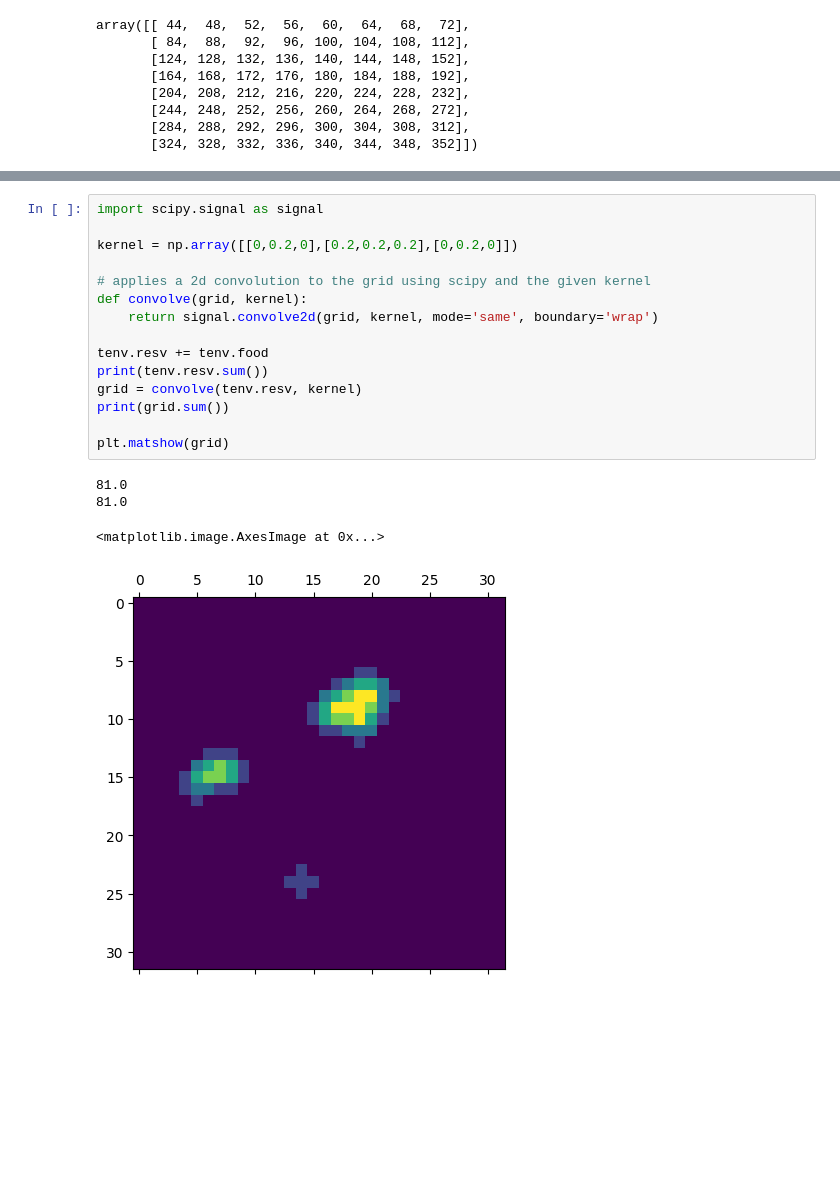
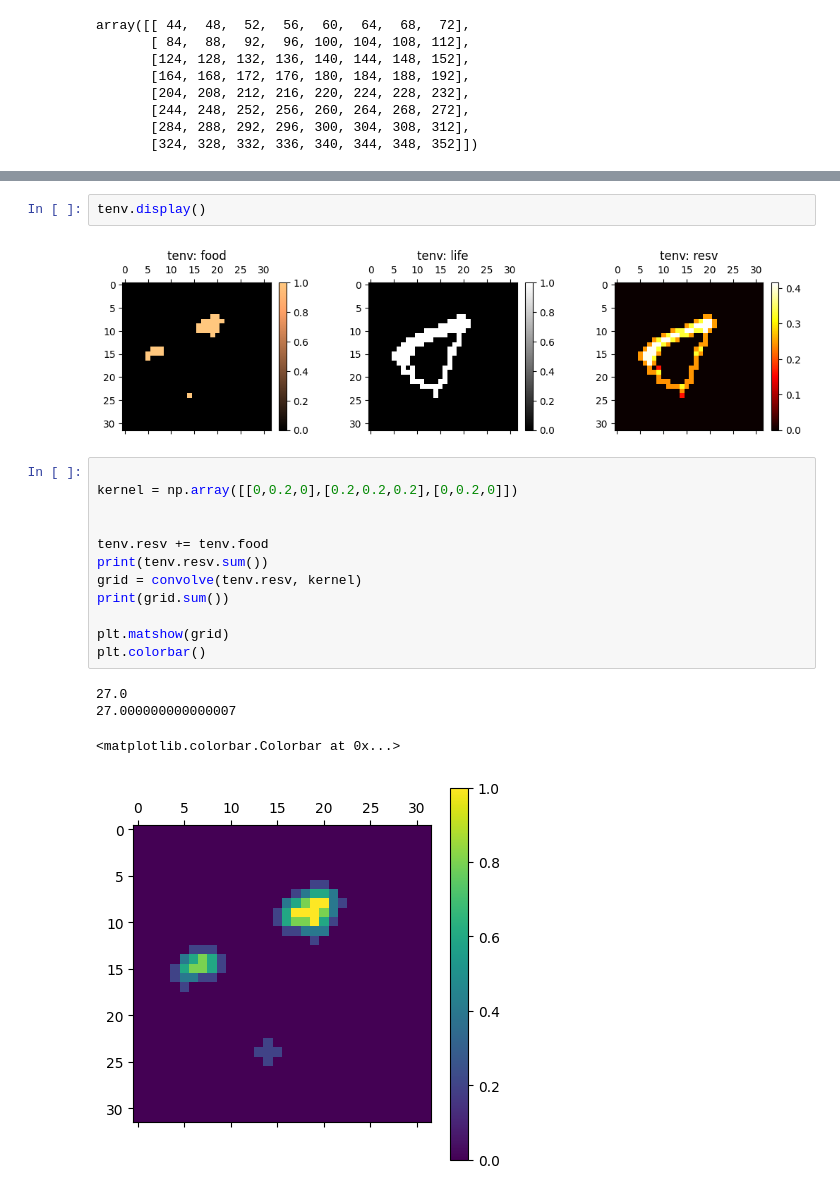
Before and after one commit to abarbieu/slime_mold_nca, a Jupyter notebook: playground.ipynb, the cells around one changed output, grey strips where cells are left out. Drawn from its saved outputs; the diff is of its cells as text; blank space fills up the shorter version.

```diff
--- a/playground.ipynb
+++ b/playground.ipynb
@@ -93,11 +152,11 @@ plt.matshow(neighs)
+# %%
+tenv.display()
+# %% [output]
+[figure, added]
 # %%
-import scipy.signal as signal
 
 kernel = np.array([[0,0.2,0],[0.2,0.2,0.2],[0,0.2,0]])
 
-# applies a 2d convolution to the grid using scipy and the given kernel
-def convolve(grid, kernel):
-    return signal.convolve2d(grid, kernel, mode='same', boundary='wrap')
 
 tenv.resv += tenv.food
 print(tenv.resv.sum())
@@ -105,11 +164,12 @@ grid = convolve(tenv.resv, kernel)
 print(grid.sum())
 
 plt.matshow(grid)
+plt.colorbar()
 # %% [output]
-81.0
-81.0
+27.0
+27.000000000000007
-<matplotlib.image.AxesImage at 0x...>
+<matplotlib.colorbar.Colorbar at 0x...>
-[figure, old version]
+[figure, new version]
 # %%
 kernel = np.array([[0,1,0],[1,100,1],[0,1,0]])
 edges = convolve(tenv.life, kernel)
```
Also changed, not shown: parts of 16 cells of this notebook, 4 other files.
